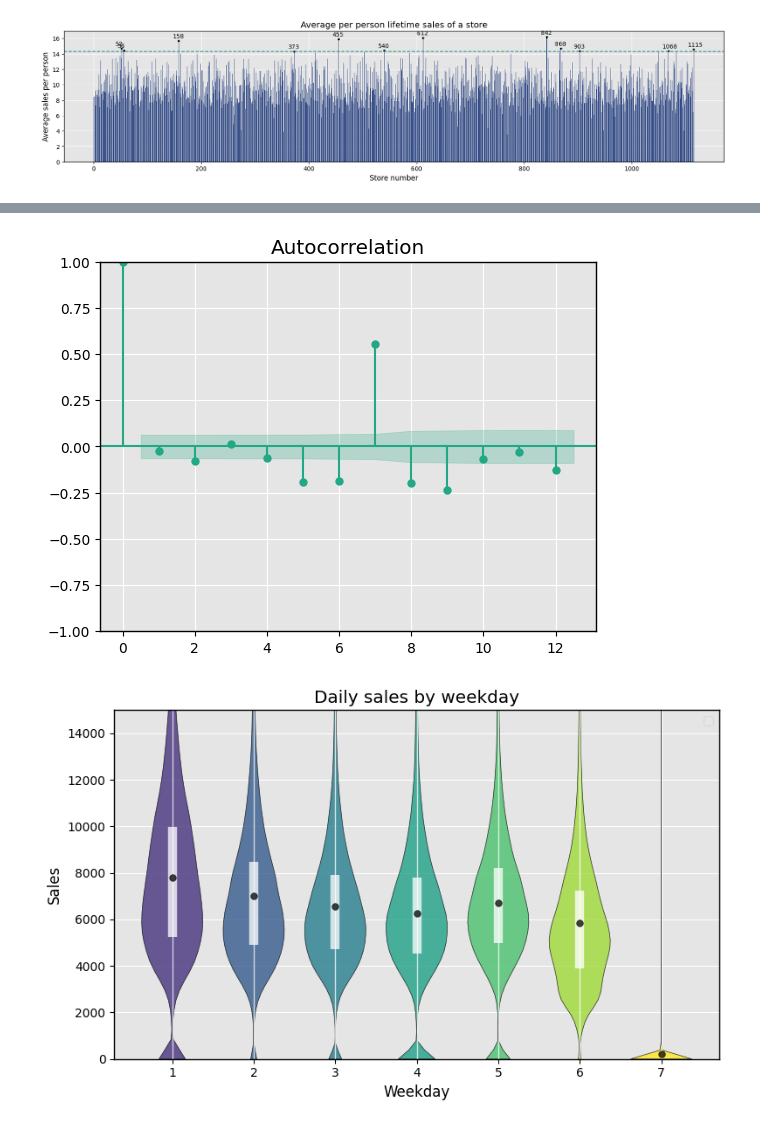
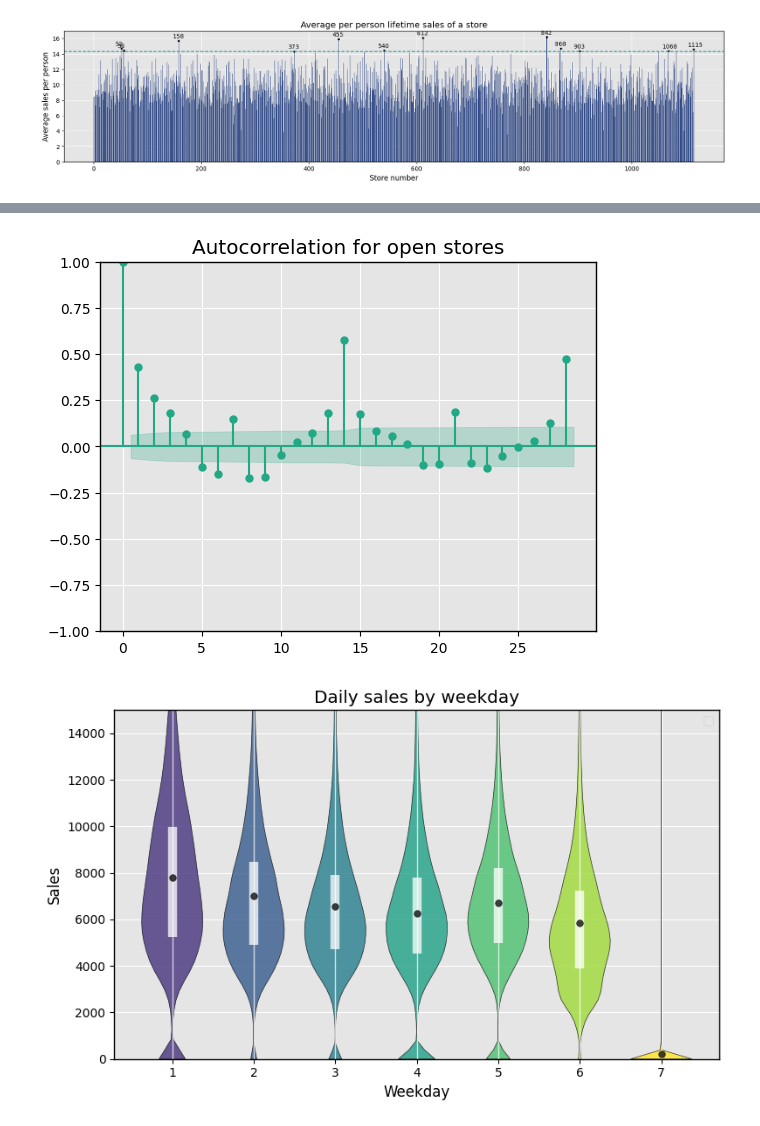
Before and after one commit to filipsajtlava/M9DM2-project, a Jupyter notebook: data_visualization.ipynb, the cells around one changed output, grey strips where cells are left out. Cells and saved outputs as stored; diff of their text form; code cells hidden in the pictures.

```diff
--- a/data_visualization.ipynb
+++ b/data_visualization.ipynb
@@ -20,8 +20,8 @@ plt.rcParams['ytick.color'] = 'black'
 plt.rcParams['axes.edgecolor'] = 'black'
 pd.set_option('display.float_format', '{:.2f}'.format)
 # %%
-train_data = pd.read_pickle("clean_data/train_clean.pkl")
-train_data.head(3)
+dataset = pd.read_pickle("clean_data/train_clean.pkl")
+dataset.head(3)
 # %% [output]
 |  | Sales | Customers | Store | Date | DayOfWeek | Week | Month | Year | Open | Promo | ... |
 | 0 | 5263 | 555 | 1 | 2015-07-31 | 5 | 31 | 7 | 2015 | 1 | 1 | ... |
@@ -169,0 +199,7 @@ plt.show()
+# %%
+fig = plot_acf(dataset.groupby("Date").Sales.mean(), lags=14, color=vir_col(0.6))
+ax = fig.axes[0]
+for line in ax.collections:
+    line.set_color(vir_col(0.6))
+ax.set_title("Autocorrelation for all stores")
+plt.show()
@@ -170,9 +212,10 @@ plt.show()
 # %%
-fig = plot_acf(train_data.groupby("Date").Sales.mean(), lags=12, color=vir_col(0.6))
+fig = plot_acf(dataset[dataset.Open == 1].groupby("Date").Sales.mean(), lags=28, color=vir_col(0.6))
 ax = fig.axes[0]
 for line in ax.collections:
     line.set_color(vir_col(0.6))
+ax.set_title("Autocorrelation for open stores")
 plt.show()
 # %% [output]
-[figure, old version]
+[figure, new version]
 # %%
```
Also changed, not shown: parts of 16 cells of this notebook, 1 other file.
